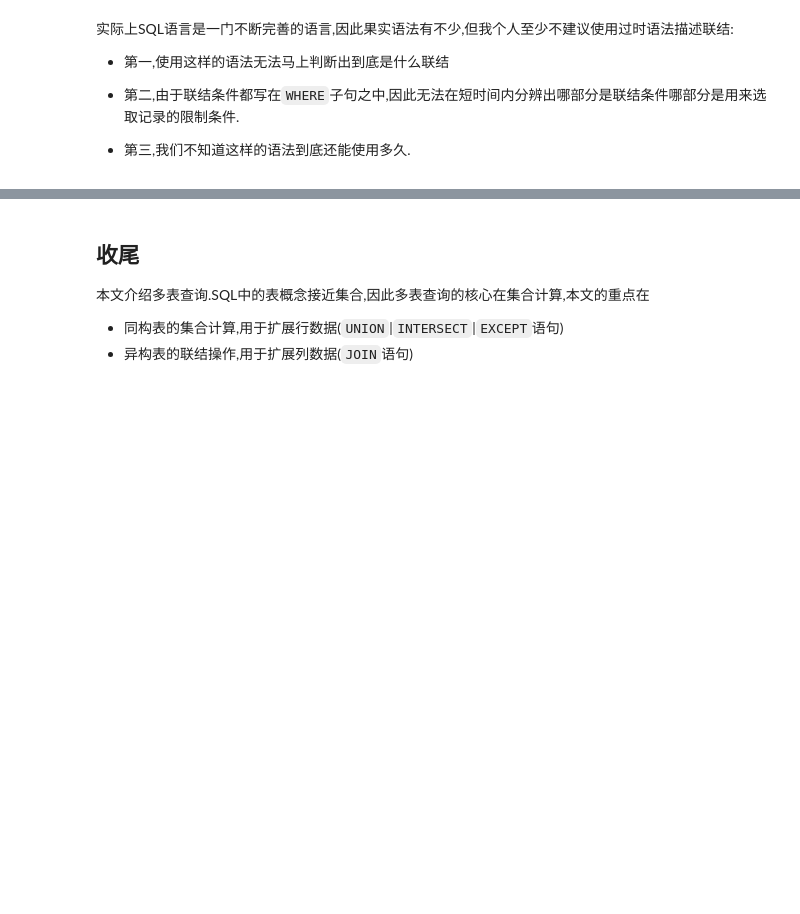
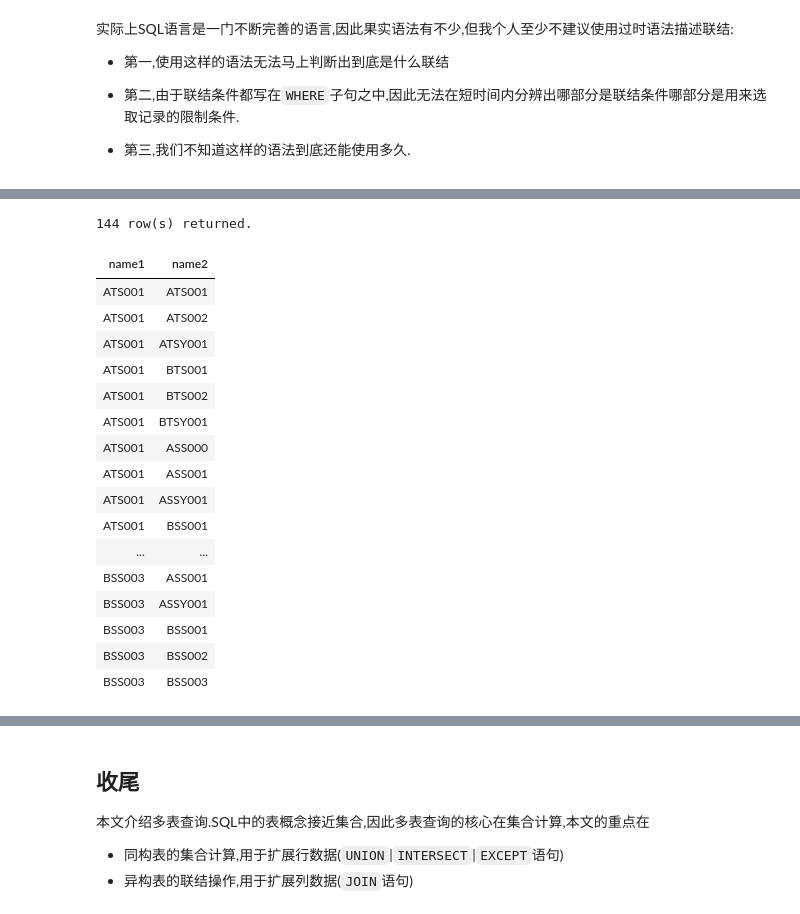
Before and after one commit to hsz1273327/TutorialForDataScience, a Jupyter notebook: src/数据存储篇/工具介绍/SQL/DCL语句/多表查询.ipynb, the cells around one changed output, grey strips where cells are left out. Drawn from its saved outputs; the diff is of its cells as text; code cells hidden in the pictures; blank space fills up the shorter version.

```diff
--- a/src/数据存储篇/工具介绍/SQL/DCL语句/多表查询.ipynb
+++ b/src/数据存储篇/工具介绍/SQL/DCL语句/多表查询.ipynb
@@ -876,0 +885,24 @@ WHERE Commodity2.name = Shop.commodity_name
+# %%
+SELECT t1.name as name1,
+t2.name as name2
+FROM Commodity1 as t1
+CROSS JOIN Commodity1 as t2
+# %% [output]
+144 row(s) returned.
+| name1 | name2 |
+| ATS001 | ATS001 |
+| ATS001 | ATS002 |
+| ATS001 | ATSY001 |
+| ATS001 | BTS001 |
+| ATS001 | BTS002 |
+| ATS001 | BTSY001 |
+| ATS001 | ASS000 |
+| ATS001 | ASS001 |
+| ATS001 | ASSY001 |
+| ATS001 | BSS001 |
+| ... | ... |
+| BSS003 | ASS001 |
+| BSS003 | ASSY001 |
+| BSS003 | BSS001 |
+| BSS003 | BSS002 |
+| BSS003 | BSS003 |
```
Also changed, not shown: parts of 5 cells of this notebook, 1 other file.
